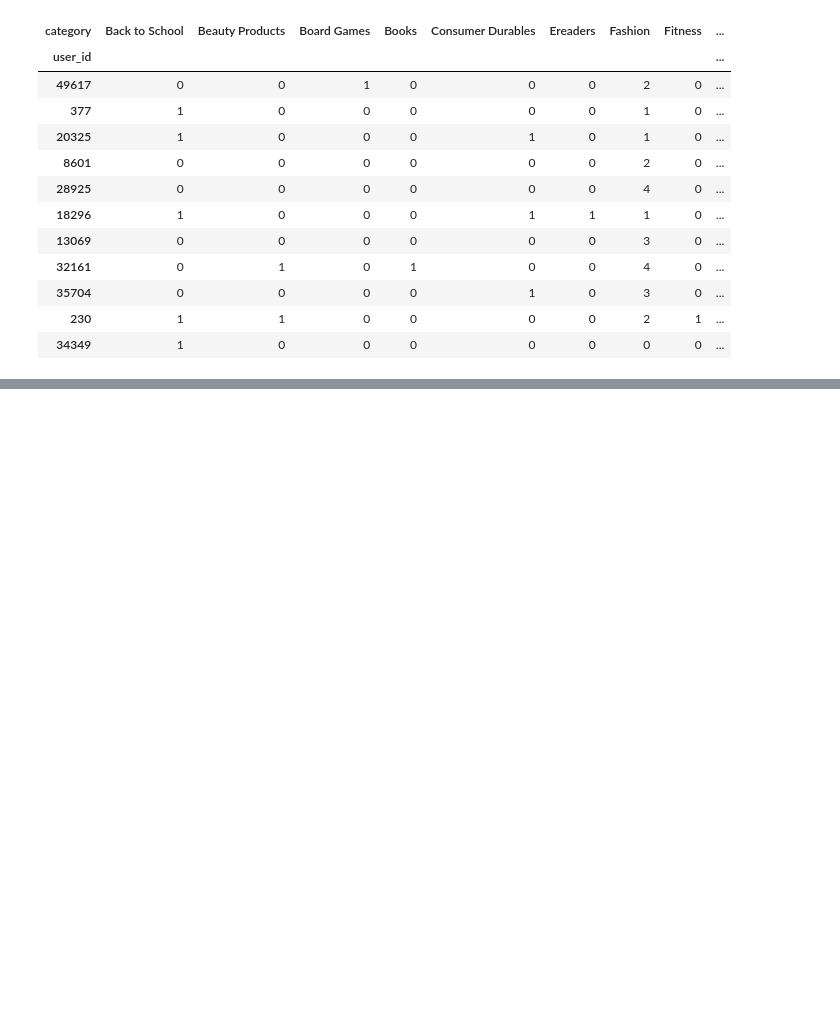
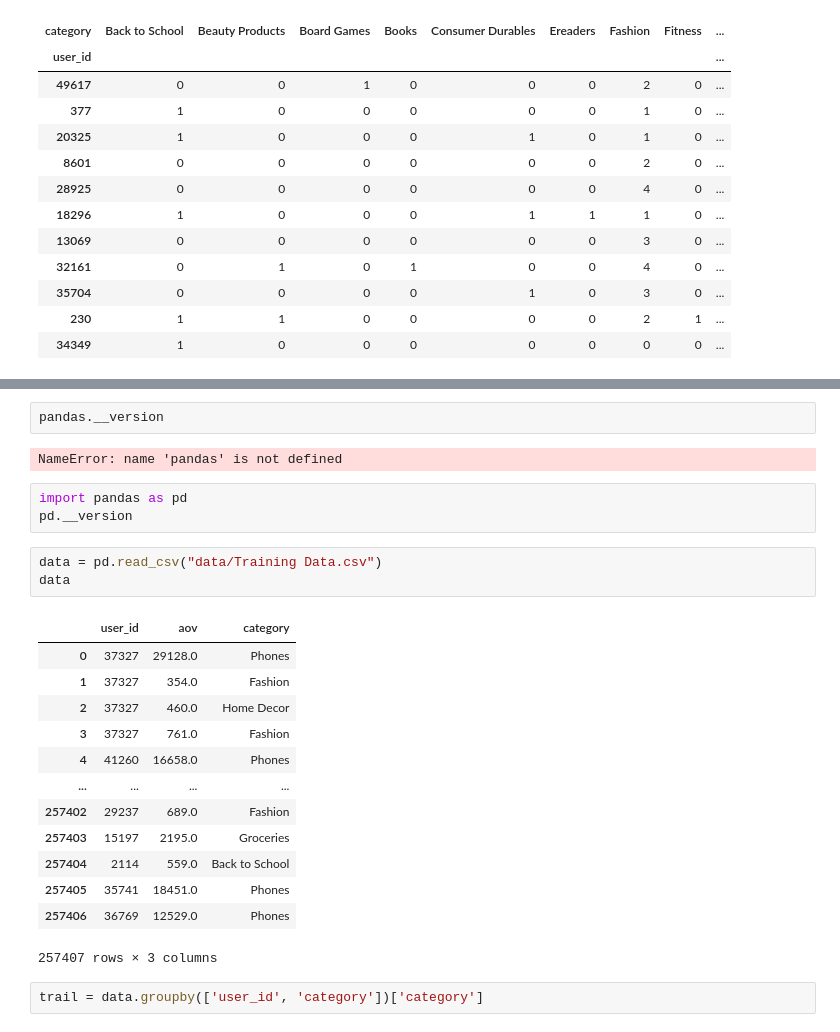
Before and after one commit to MASHOD0/univAI, a Jupyter notebook: NextBuy_1.ipynb, the cells around one changed output, grey strips where cells are left out. Saved outputs shown, nothing was run; the diff lists cells and outputs as text; blank space fills up the shorter version.

```diff
--- a/NextBuy_1.ipynb
+++ b/NextBuy_1.ipynb
@@ -132,0 +178,26 @@ frequency_df
+# %%
+pandas.__version
+# %% [output]
+NameError: name 'pandas' is not defined
+# %%
+import pandas as pd
+pd.__version
+# %%
+data = pd.read_csv("data/Training Data.csv")
+data
+# %% [output]
+|  | user_id | aov | category |
+| 0 | 37327 | 29128.0 | Phones |
+| 1 | 37327 | 354.0 | Fashion |
+| 2 | 37327 | 460.0 | Home Decor |
+| 3 | 37327 | 761.0 | Fashion |
+| 4 | 41260 | 16658.0 | Phones |
+| ... | ... | ... | ... |
+| 257402 | 29237 | 689.0 | Fashion |
+| 257403 | 15197 | 2195.0 | Groceries |
+| 257404 | 2114 | 559.0 | Back to School |
+| 257405 | 35741 | 18451.0 | Phones |
+| 257406 | 36769 | 12529.0 | Phones |
+257407 rows × 3 columns
+# %%
+trail = data.groupby(['user_id', 'category'])['category']
```
Also changed, not shown: parts of 2 cells of this notebook.
